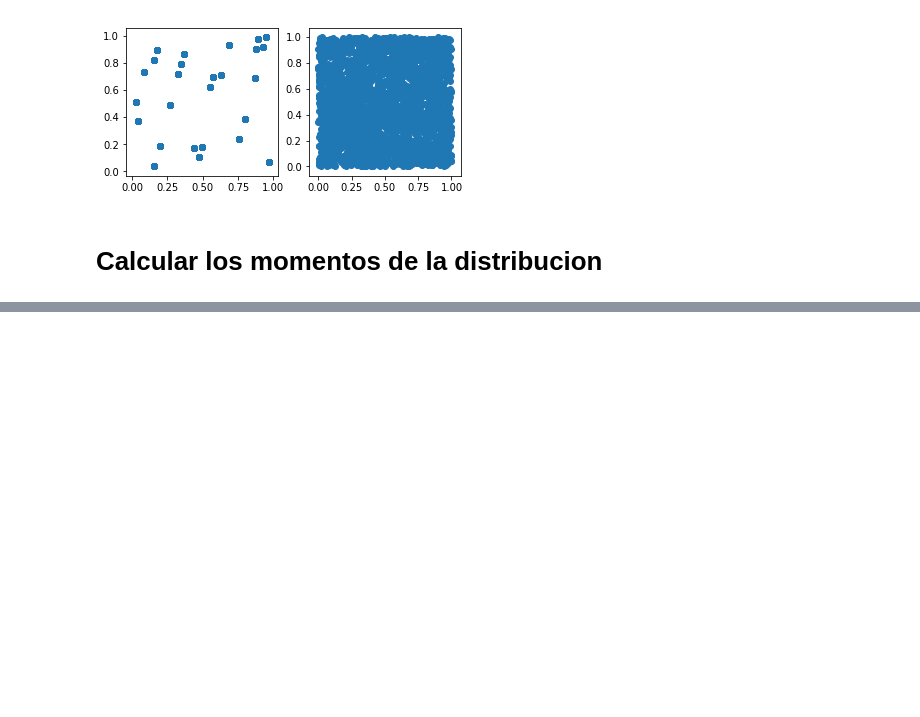
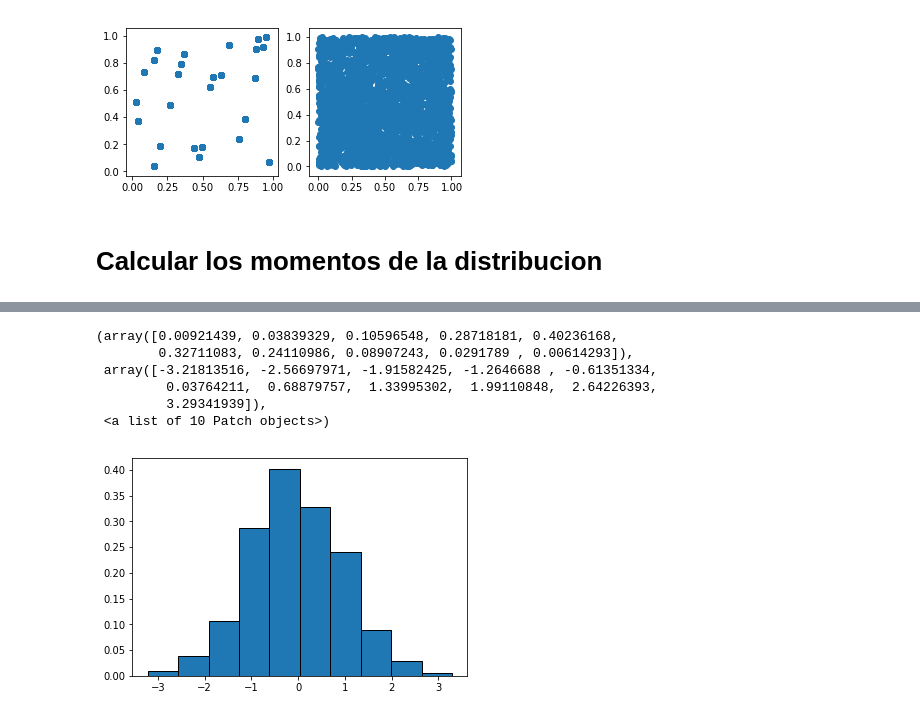
Before and after one commit to ray530/MetodosCompu2021, a Jupyter notebook: Week5/Generadores.ipynb, the cells around one changed output, grey strips where cells are left out. Saved outputs shown, nothing was run; the diff lists cells and outputs as text; code cells hidden in the pictures; blank space fills up the shorter version.

```diff
--- a/Week5/Generadores.ipynb
+++ b/Week5/Generadores.ipynb
@@ -98,0 +195,10 @@ ax2.scatter(Nrand48[Even],Nrand48[~Even])
+# %%
+plt.hist(gauss,bins=10,density=True,edgecolor='black')
+# %% [output]
+(array([0.00921439, 0.03839329, 0.10596548, 0.28718181, 0.40236168,
+        0.32711083, 0.24110986, 0.08907243, 0.0291789 , 0.00614293]),
+ array([-3.21813516, -2.56697971, -1.91582425, -1.2646688 , -0.61351334,
+         0.03764211,  0.68879757,  1.33995302,  1.99110848,  2.64226393,
+         3.29341939]),
+ <a list of 10 Patch objects>)
+[figure, added]
```
Also changed, not shown: parts of 13 cells of this notebook.
